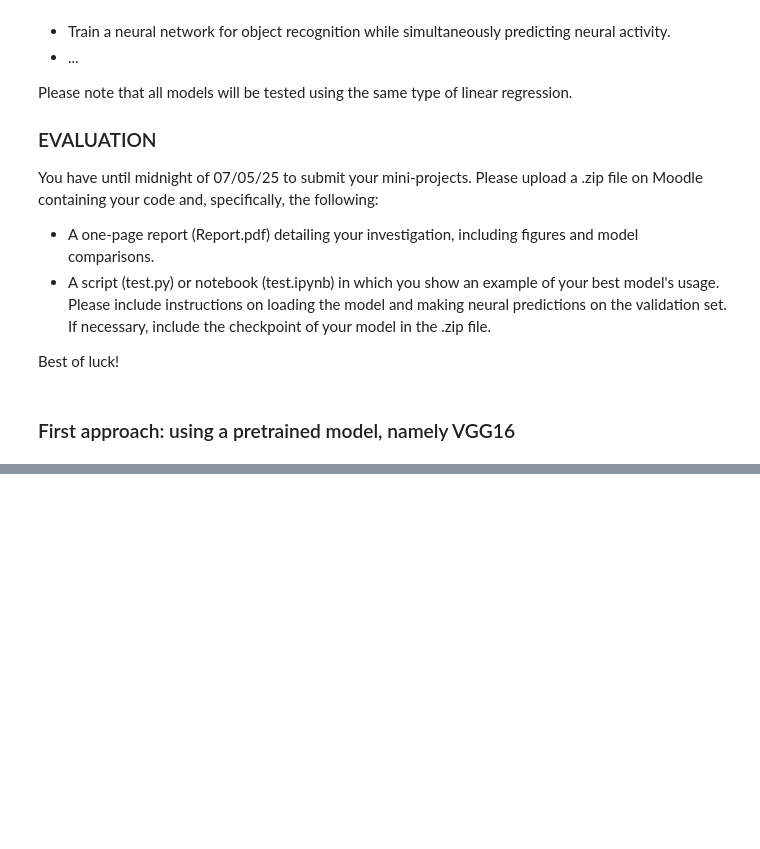
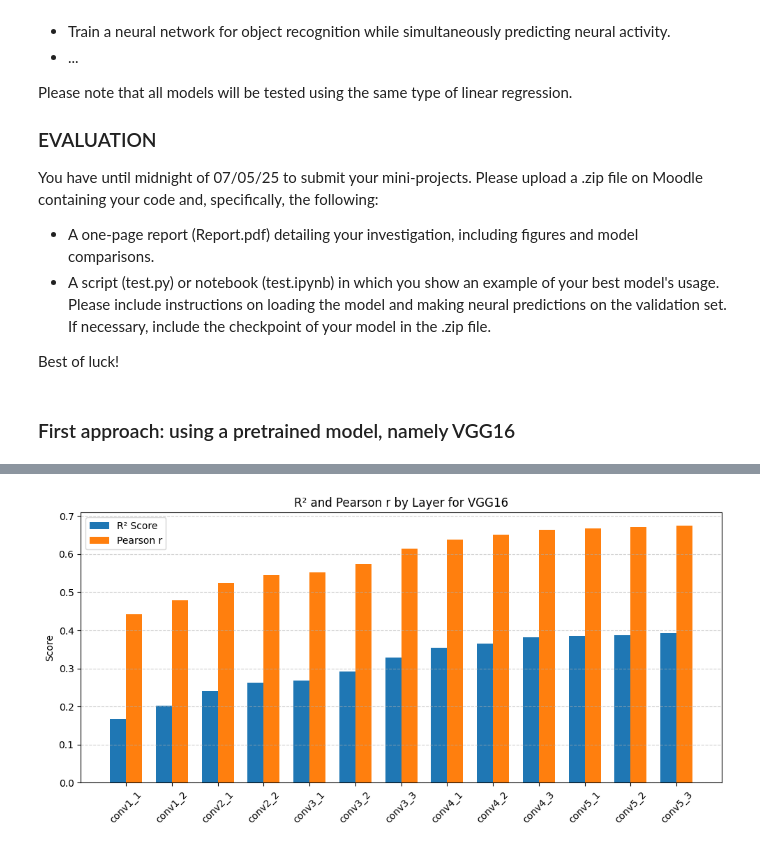
Before and after one commit to nieldab7/NX-414-Project, a Jupyter notebook: week8.ipynb, the cells around one changed output, grey strips where cells are left out. Cells and saved outputs as stored; diff of their text form; code cells hidden in the pictures; blank space fills up the shorter version.

Commit message:
finished images

```diff
--- a/week8.ipynb
+++ b/week8.ipynb
@@ -430,0 +450,20 @@ Layer: fc2                       | Pearson r: 0.4902 | EVS: 0.0976
+# %%
+# Plot
+x = np.arange(len(layer_names))
+width = 0.35
+
+fig, ax1 = plt.subplots(figsize=(10, 5))
+bar1 = ax1.bar(x - width/2, r2_scores, width, label='R² Score')
+bar2 = ax1.bar(x + width/2, pearson_rs, width, label='Pearson r')
+
+ax1.set_ylabel('Score')
+ax1.set_title('R² and Pearson r by Layer for VGG16')
+ax1.set_xticks(x)
+ax1.set_xticklabels(layer_names, rotation=45)
+ax1.legend()
+plt.tight_layout()
+plt.grid(True, axis='y', linestyle='--', alpha=0.6)
+plt.savefig("variation_across_layers.png", dpi=300)
+plt.show()
+# %% [output]
+[figure, added]
```
Also changed, not shown: parts of 10 cells of this notebook, 3 other files.
